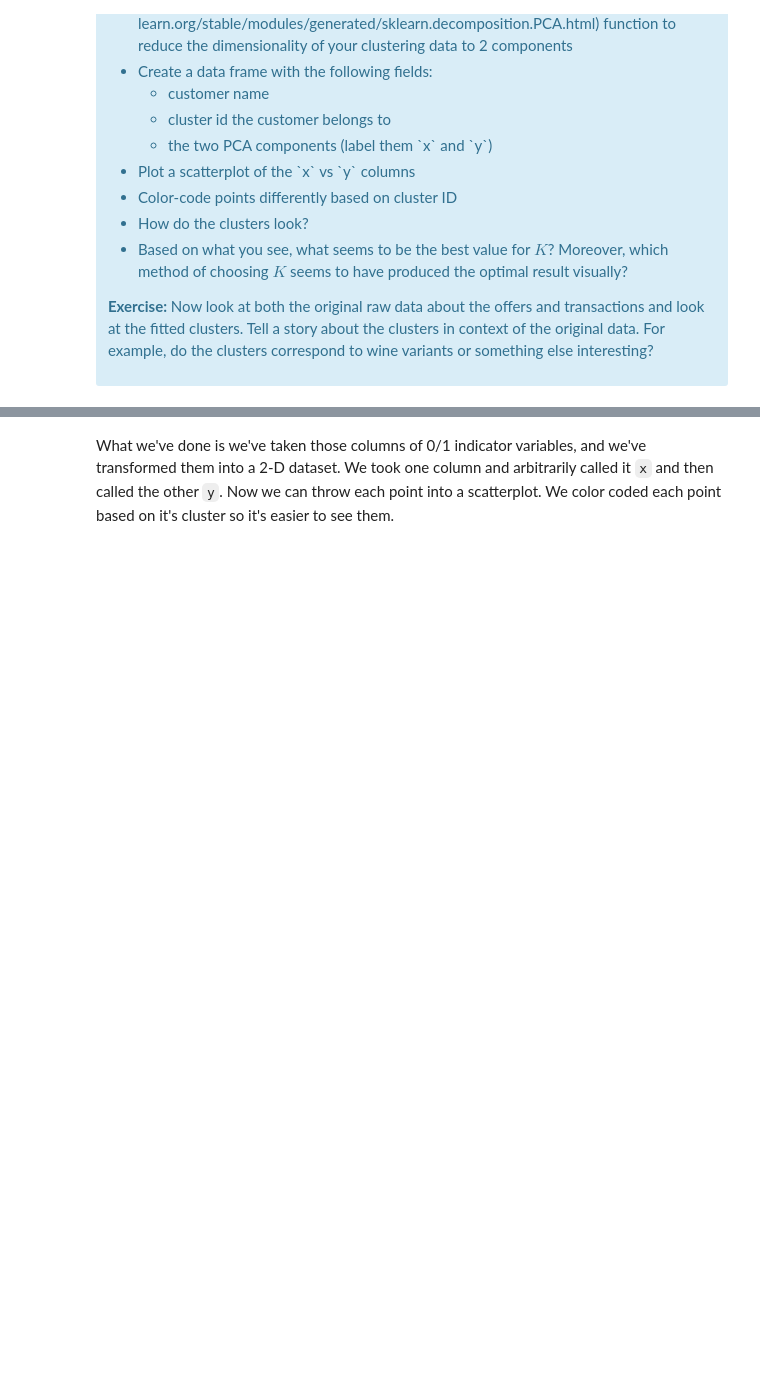
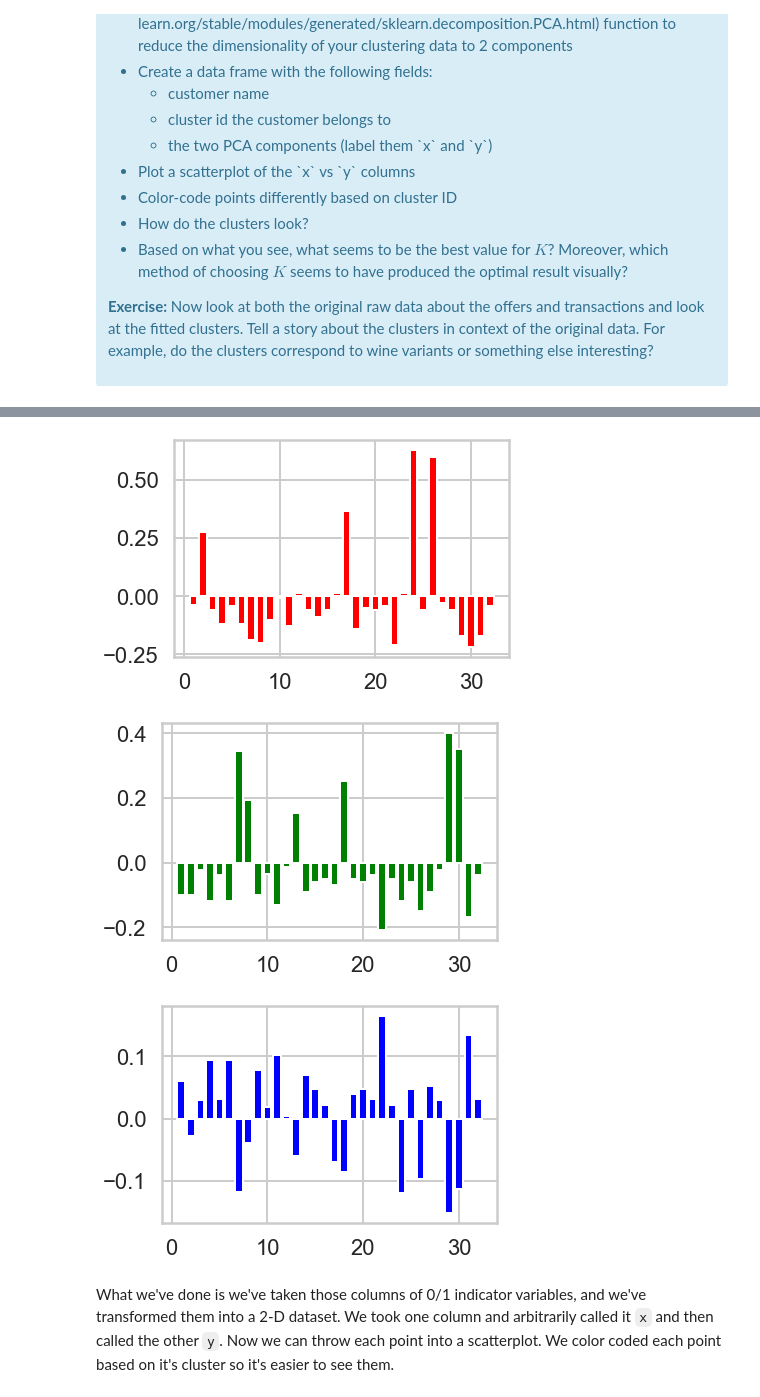
Before and after one commit to yepterence/Springboard-case-studies, a Jupyter notebook: sb_Clustering_Case_Study_updated_10_15_2020/Clustering Case Study - Customer Segmentation with K-Means - Tier 3.ipynb, the cells around one changed output, grey strips where cells are left out. Saved outputs shown, nothing was run; the diff lists cells and outputs as text; code cells hidden in the pictures; blank space fills up the shorter version.

```diff
--- a/sb_Clustering_Case_Study_updated_10_15_2020/Clustering Case Study - Customer Segmentation with K-Means - Tier 3.ipynb
+++ b/sb_Clustering_Case_Study_updated_10_15_2020/Clustering Case Study - Customer Segmentation with K-Means - Tier 3.ipynb
@@ -292,3 +397,22 @@ This is only one use of PCA for dimension reduction. We can also use PCA when we
+# %%
+# Plot count of offer_id in each cluster.
+# But, certain offers were used more than others in the original data.
+# Let's compute the difference between how often they were used in each cluster vs globally.
+model = sklearn.cluster.KMeans(n_clusters=3)
+cluster_assignments = model.fit_predict(X)
+
+colors = ['red', 'green', 'blue']
+offer_proportions = df_pivot.sum(axis=0) / 100  # There are 100 customers
+for i in range(3):
+    plt.figure(i)
+    cluster = df_pivot[cluster_assignments == i]
+    offer_proportions_cluster = cluster.sum(axis=0) / cluster.shape[0]  # Number of customers in cluster
+    lift = offer_proportions_cluster - offer_proportions
+    plt.bar(range(1, 33), lift, color=colors[i])
+# %% [output]
+[figure, added]
+[figure, added]
+[figure, added]
 # %% [markdown]
 What we've done is we've taken those columns of 0/1 indicator variables, and we've transformed them into a 2-D dataset. We took one column and arbitrarily called it `x` and then called the other `y`. Now we can throw each point into a scatterplot. We color coded each point based on it's cluster so it's easier to see them.
 # %% [markdown]
```
Also changed, not shown: parts of 7 cells of this notebook.
